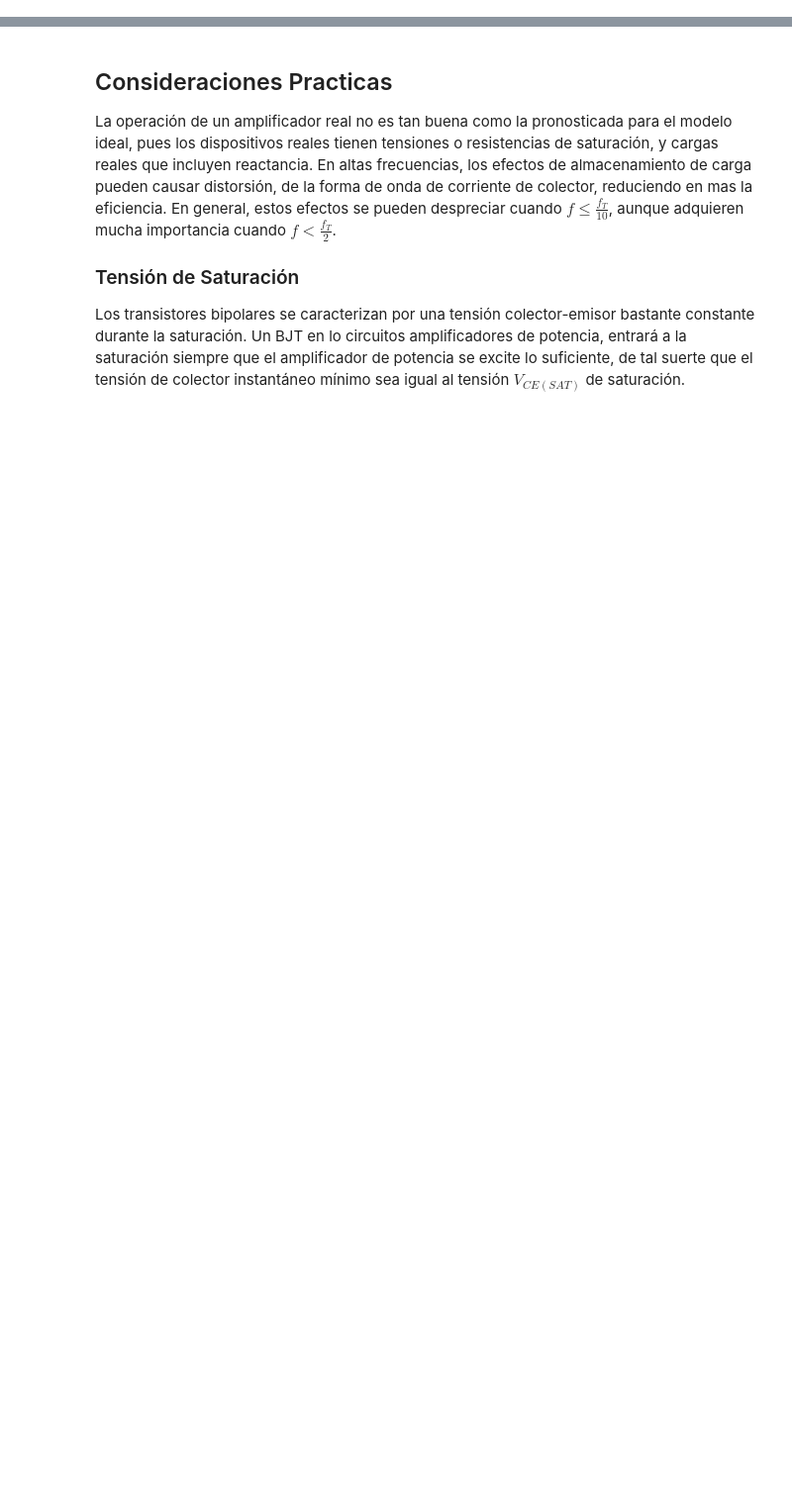
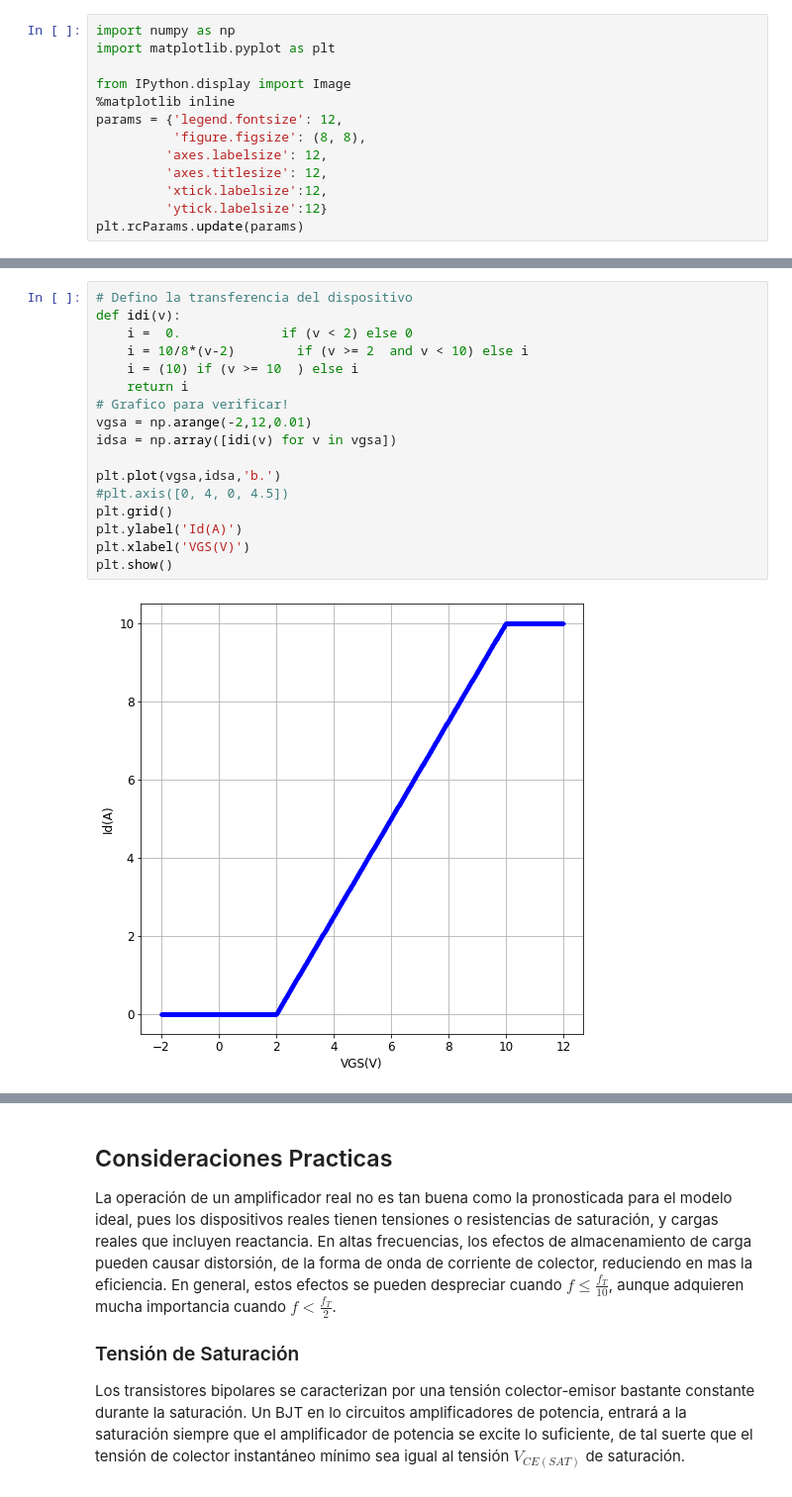
Before and after one commit to aalmela/electronicaaplicada3, a Jupyter notebook: 6_Amplificadores_potencia_RF/1_Didacticas/Didactica_13.ipynb, the cells around one changed output, grey strips where cells are left out. Shown: that part at 99% size. Drawn from its saved outputs; the diff is of its cells as text; blank space fills up the shorter version.

```diff
--- a/6_Amplificadores_potencia_RF/1_Didacticas/Didactica_13.ipynb
+++ b/6_Amplificadores_potencia_RF/1_Didacticas/Didactica_13.ipynb
@@ -1,3 +1,16 @@
+# %%
+import numpy as np
+import matplotlib.pyplot as plt
+
+from IPython.display import Image
+%matplotlib inline
+params = {'legend.fontsize': 12,
+          'figure.figsize': (8, 8),
+         'axes.labelsize': 12,
+         'axes.titlesize': 12,
+         'xtick.labelsize':12,
+         'ytick.labelsize':12}
+plt.rcParams.update(params)
 # %% [markdown]
 # Amplificadores de potencia de RF
 
@@ -26,0 +82,19 @@ Cualquier componente de frecuencia de portadora de $i(\theta)$ fluye a través d
+# %%
+# Defino la transferencia del dispositivo
+def idi(v):
+    i =  0.             if (v < 2) else 0
+    i = 10/8*(v-2)        if (v >= 2  and v < 10) else i
+    i = (10) if (v >= 10  ) else i
+    return i
+# Grafico para verificar!
+vgsa = np.arange(-2,12,0.01)
+idsa = np.array([idi(v) for v in vgsa])
+
+plt.plot(vgsa,idsa,'b.')
+#plt.axis([0, 4, 0, 4.5])
+plt.grid()
+plt.ylabel('Id(A)')
+plt.xlabel('VGS(V)')
+plt.show()
+# %% [output]
+[figure, added]
```
Also changed, not shown: parts of 18 cells of this notebook, 37 other files.
